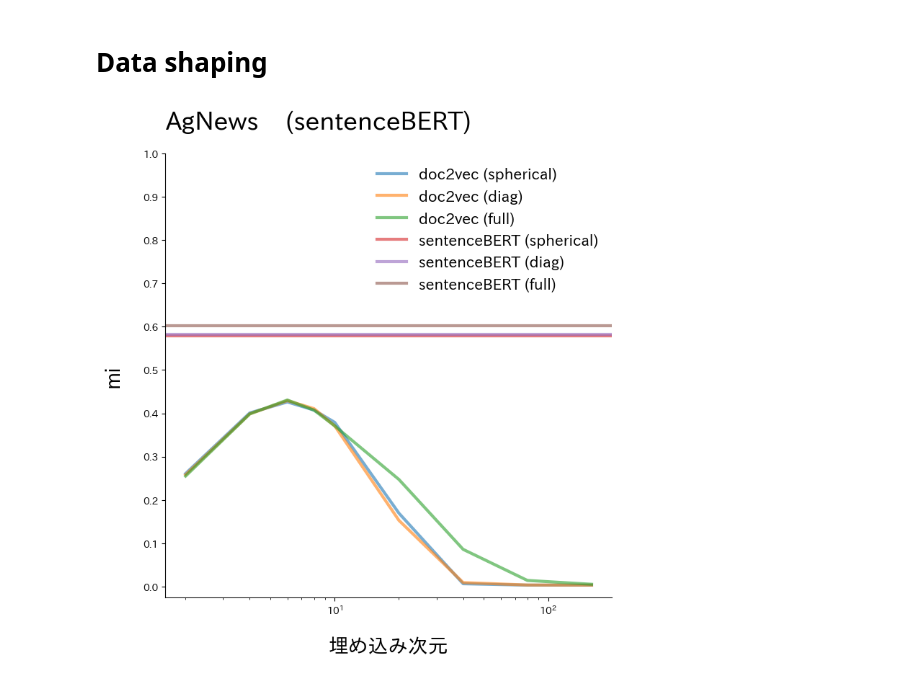
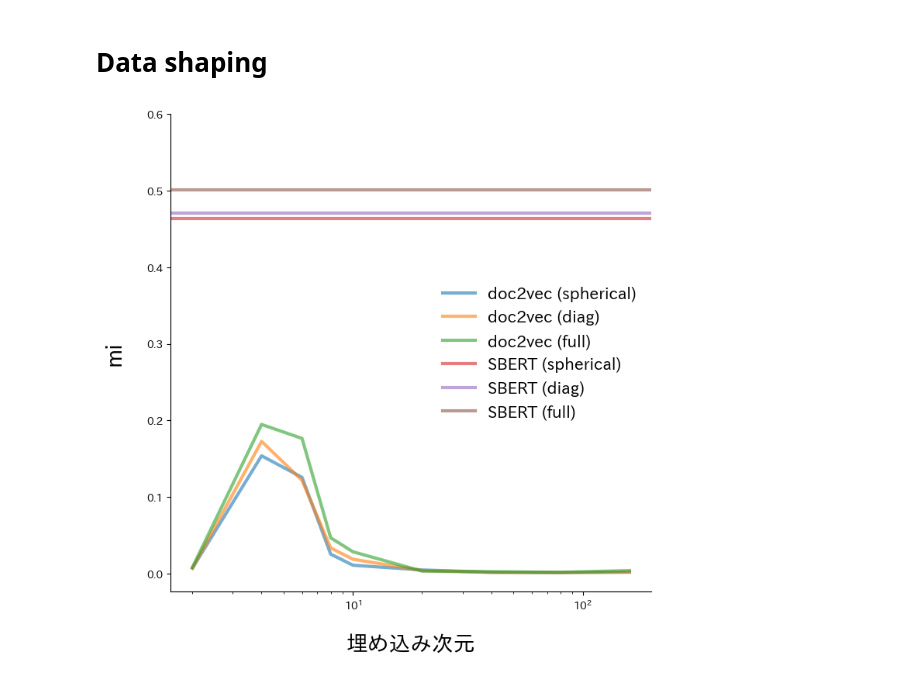
Before and after one commit to YuriNakayama/TextClassificationCode, a Jupyter notebook: Visualize/Stats/AggregatedStatsFigConstant.ipynb, the cells around one changed output. Saved outputs shown, nothing was run; the diff lists cells and outputs as text; code cells hidden in the pictures.

```diff
--- a/Visualize/Stats/AggregatedStatsFigConstant.ipynb
+++ b/Visualize/Stats/AggregatedStatsFigConstant.ipynb
@@ -31,7 +31,7 @@ tqdm.pandas()
 pd.set_option("display.max_columns", 100)
 pd.set_option("display.max_rows", 50)
 # %%
-data_type = "AgNews"
+data_type = "20News"
 vectorize_types = ["doc2vec", "sentenceBERT"]
 # %% [markdown]
 # Read data
@@ -168,7 +168,7 @@ error_upper = {
 title = f"{data_type}    ({vectorize_type})"
 xlabel = "埋め込み次元"
 ylabel = "mi"
-yticks = np.arange(0, 1.1, 0.1)
+yticks = np.arange(0, 0.7, 0.1)
 # path = fig_path
 # %%
 cycler = {
@@ -189,35 +194,35 @@ cycler = {
 # %%
 fig = plt.figure(**layout["figure"])
 ax = fig.add_subplot(111)
-fig_path = f"../data/figure/{data_type}/{vectorize_type}/GMM/stats/mi.pdf"
+fig_path = f"../data/figure/{data_type}/StatsCovariance{data_type}.pdf"
 ax.set_xscale("log")
 
 ax.spines["top"].set_visible(False)
 ax.spines["right"].set_visible(False)
 
 for column in data["doc2vec"]["mi"]["mean"].columns:
     ax.plot(
         data["doc2vec"]["mi"]["mean"].index.to_numpy(),
         data["doc2vec"]["mi"]["mean"].loc[:, column].to_numpy(),
         label=f"doc2vec ({column})",
         **layout["plot"],
     )
 
 for i, covariance_type in enumerate(covariance_types):
     ax.axhline(
         y=data["sentenceBERT"]["mi"]["mean"].loc[384, covariance_type],
-        label=f"sentenceBERT ({covariance_type})",
+        label=f"SBERT ({covariance_type})",
         color=cycler["color"][i + 3],
         **layout["plot"]
     )
 
-ax.set_title(title, **layout["title"])
+# ax.set_title(title, **layout["title"])
 
 ax.set_xlabel(xlabel, **layout["label"])
 ax.set_ylabel(ylabel, **layout["label"])
 ax.set_yticks(ticks=yticks, **layout["ticks"])
 ax.legend(**layout["legend"])
 
 fig.savefig(make_filepath(fig_path))
 # %% [output]
-[figure, old version]
+[figure, new version]
```
Also changed, not shown: parts of 1 cell of this notebook, 21 other files.
